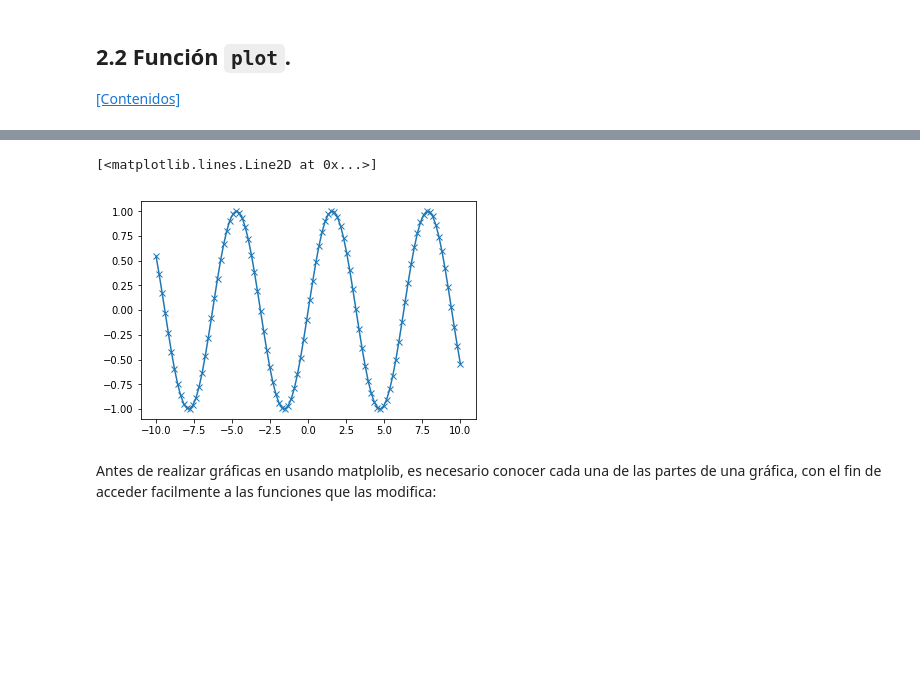
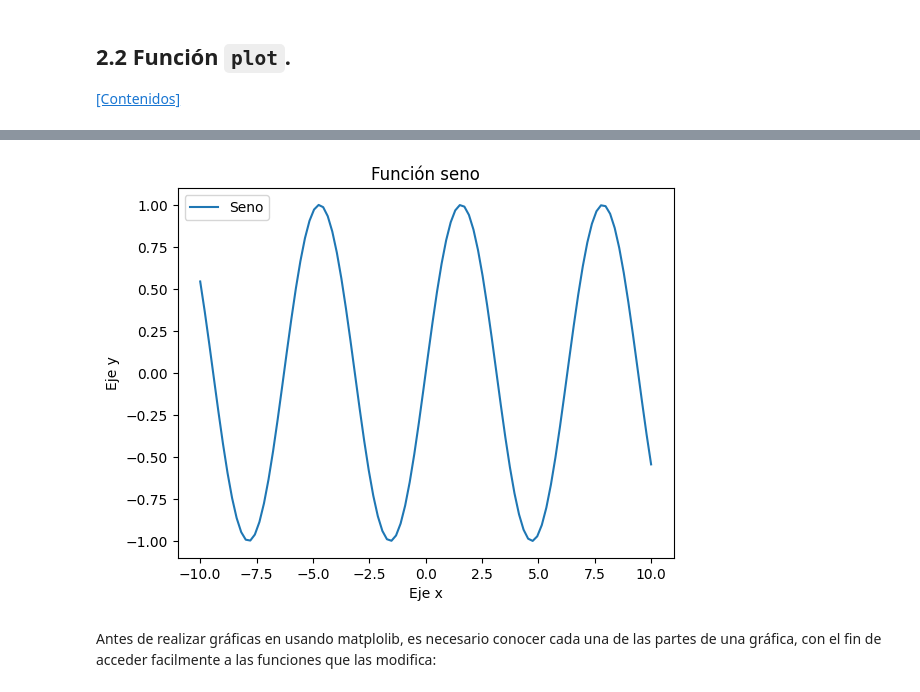
Before and after one commit to ssanchezgoe/intro_informatica_viu, a Jupyter notebook: notebooks/numpy_matplotlib_clases.ipynb, the cells around one changed output, grey strips where cells are left out. Cells and saved outputs as stored; diff of their text form; code cells hidden in the pictures; blank space fills up the shorter version.

```diff
--- a/notebooks/numpy_matplotlib_clases.ipynb
+++ b/notebooks/numpy_matplotlib_clases.ipynb
@@ -902,15 +1202,17 @@ matplotlib es la librería principal para la realización de gráficas científi
 # %%
-import matplotlib.pyplot as plt
-
 # Generar una secuencia de 100 numeros entre -10 y 10
 x = np.linspace(-10, 10, 100)
 # Creamos un arreglo con el seno de éstos números
 y = np.sin(x)
 # Generamos una gráfica con x vs y
-plt.plot(x, y, marker="x")
+plt.plot(x, y)
+plt.title("Función seno")
+plt.xlabel("Eje x")
+plt.ylabel("Eje y")
+plt.legend(['Seno'])
+plt.show()
 # %% [output]
-[<matplotlib.lines.Line2D at 0x...>]
-[figure, old version]
+[figure, new version]
 # %% [markdown]
 Antes de realizar gráficas en usando matplolib, es necesario conocer cada una de las partes de una gráfica, con el fin de acceder facilmente a las funciones que las modifica:
 # %% [markdown]
```
Also changed, not shown: parts of 88 cells of this notebook.
